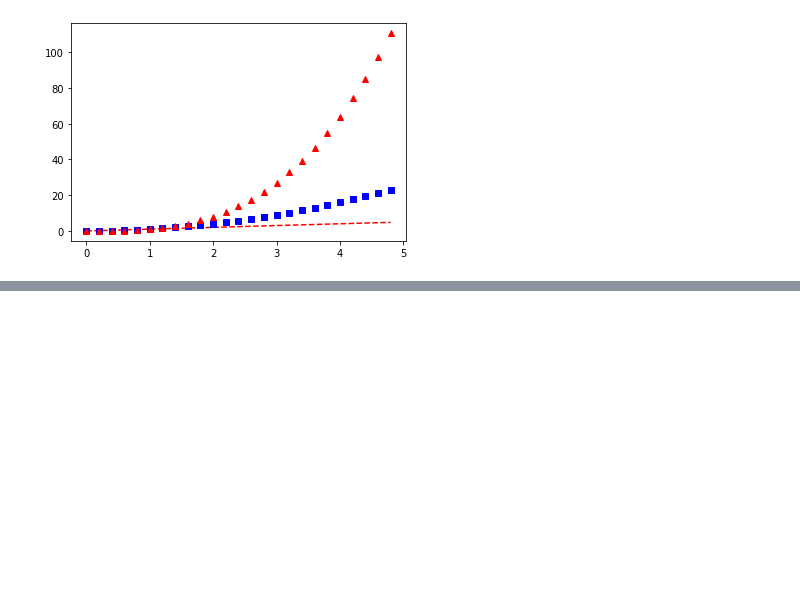
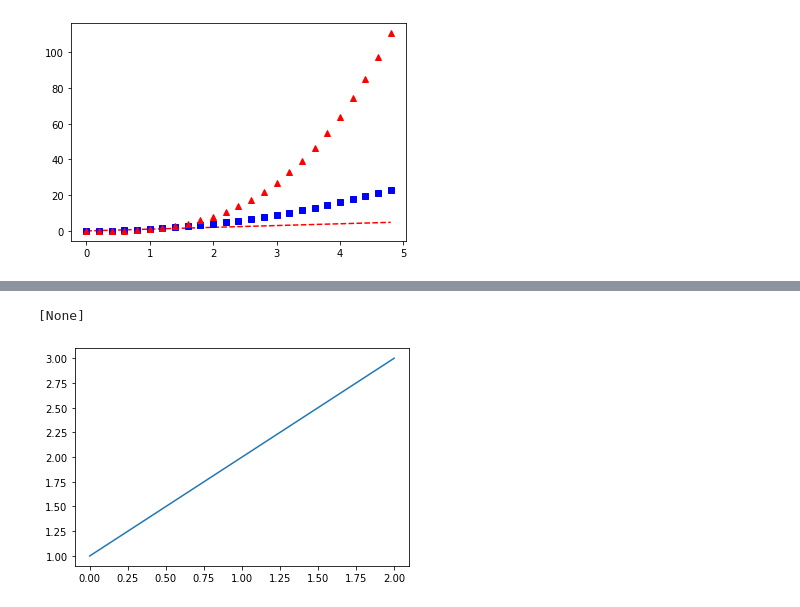
Before and after one commit to rohitaswchoudhary/spy_tutorial, a Jupyter notebook: plot/2.ipynb, the cells around one changed output, grey strips where cells are left out. Cells and saved outputs as stored; diff of their text form; code cells hidden in the pictures; blank space fills up the shorter version.

```diff
--- a/plot/2.ipynb
+++ b/plot/2.ipynb
@@ -55,0 +84,6 @@ plt.show()
+# %%
+lines = plt.plot([1, 2, 3])
+plt.setp(lines,'animated','True')
+# %% [output]
+[None]
+[figure, added]
```
Also changed, not shown: parts of 9 cells of this notebook, 2 other files.
